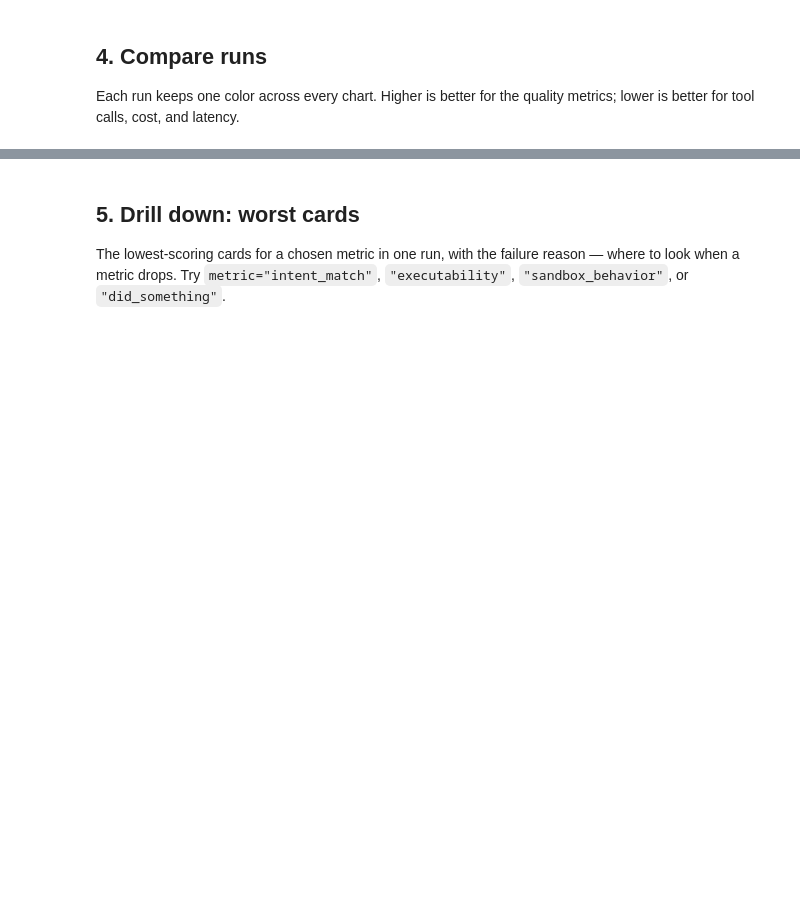
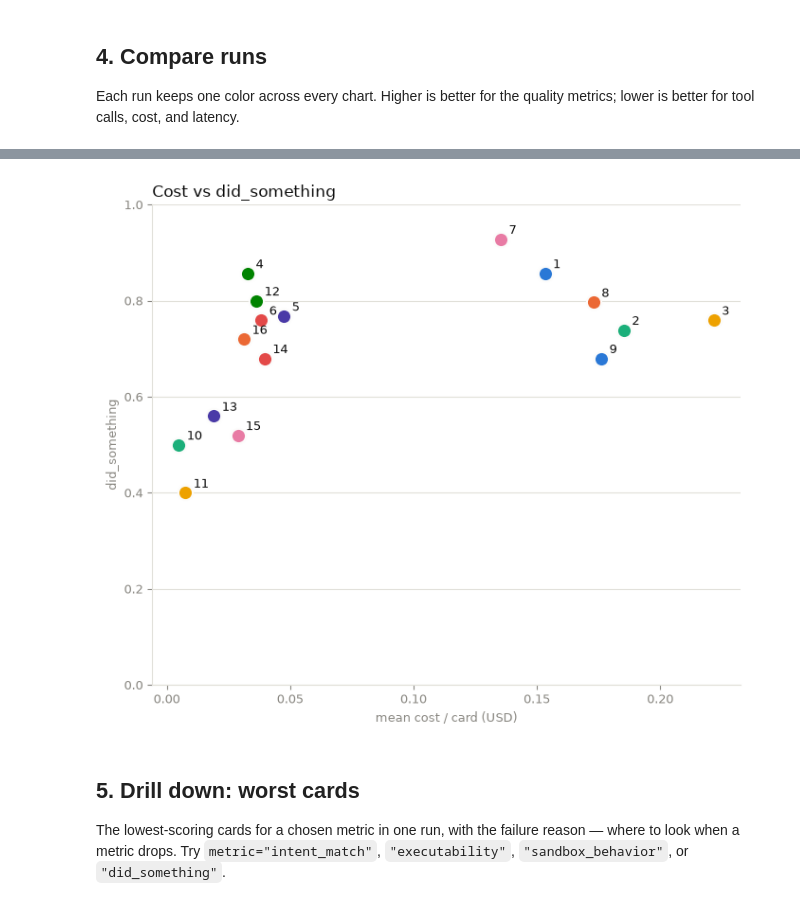
Before and after one commit to msharp9/a-thousand-blank-white-cards, a Jupyter notebook: scripts/evals.ipynb, the cells around one changed output, grey strips where cells are left out. Cells and saved outputs as stored; diff of their text form; code cells hidden in the pictures; blank space fills up the shorter version.

Commit message:
chore(evals): session state — eval run outputs in evals.ipynb, ignore runs_old/, diagram touch-up
Co-Authored-By: Claude Fable 5 <noreply@anthropic.com>

```diff
--- a/scripts/evals.ipynb
+++ b/scripts/evals.ipynb
@@ -143,7 +202,9 @@ plt.show()
 # %%
-viz.plot_cost_vs_quality(summaries, quality_key="intent_match")
+viz.plot_cost_vs_quality(summaries, quality_key="did_something")
 plt.tight_layout()
 plt.show()
+# %% [output]
+[figure, added]
 # %% [markdown]
 ## 5. Drill down: worst cards
 
```
Also changed, not shown: parts of 9 cells of this notebook, 2 other files.
